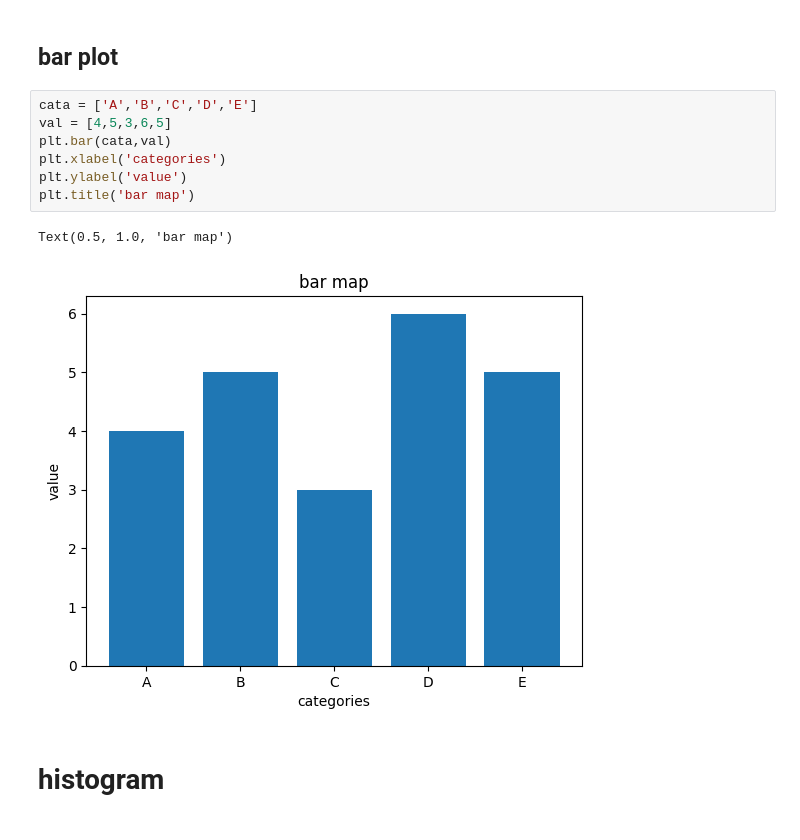
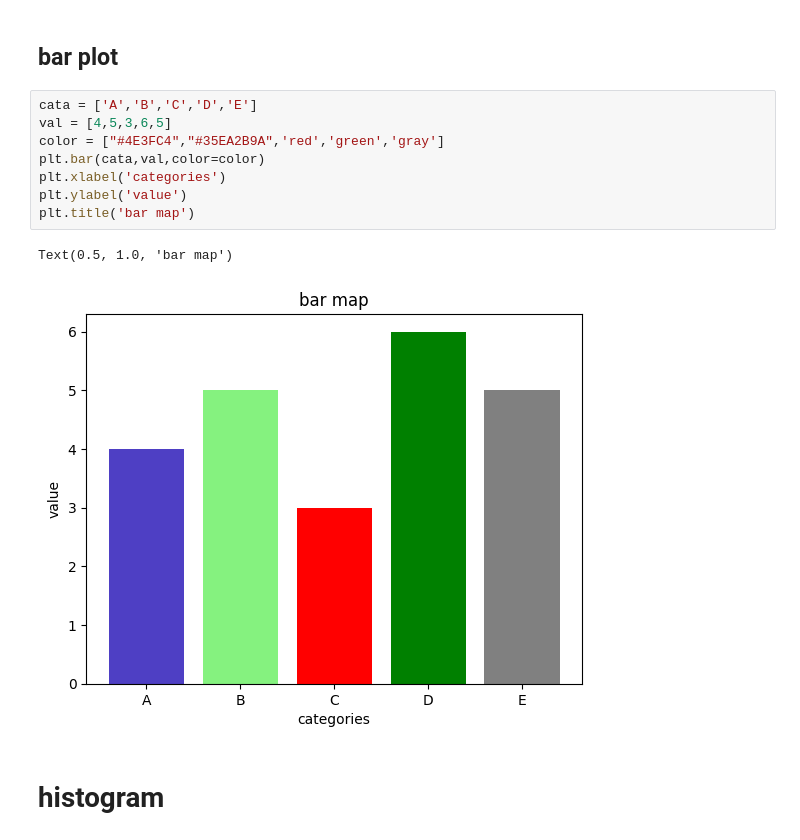
Before and after one commit to suvancodes/AI_ML_now, a Jupyter notebook: 11data_analysis/5My_ Matplotlib.ipynb, the cells around one changed output. Cells and saved outputs as stored; diff of their text form.

```diff
--- a/11data_analysis/5My_ Matplotlib.ipynb
+++ b/11data_analysis/5My_ Matplotlib.ipynb
@@ -93,13 +121,14 @@ Text(0.5, 1.0, 'plot 4')
 # %%
 cata = ['A','B','C','D','E']
 val = [4,5,3,6,5]
-plt.bar(cata,val)
+color = ["#4E3FC4","#35EA2B9A",'red','green','gray']
+plt.bar(cata,val,color=color)
 plt.xlabel('categories')
 plt.ylabel('value')
 plt.title('bar map')
 # %% [output]
 Text(0.5, 1.0, 'bar map')
-[figure, old version]
+[figure, new version]
 # %% [markdown]
 # histogram
 # %%
```
Also changed, not shown: parts of 2 cells of this notebook, 44 other files.
